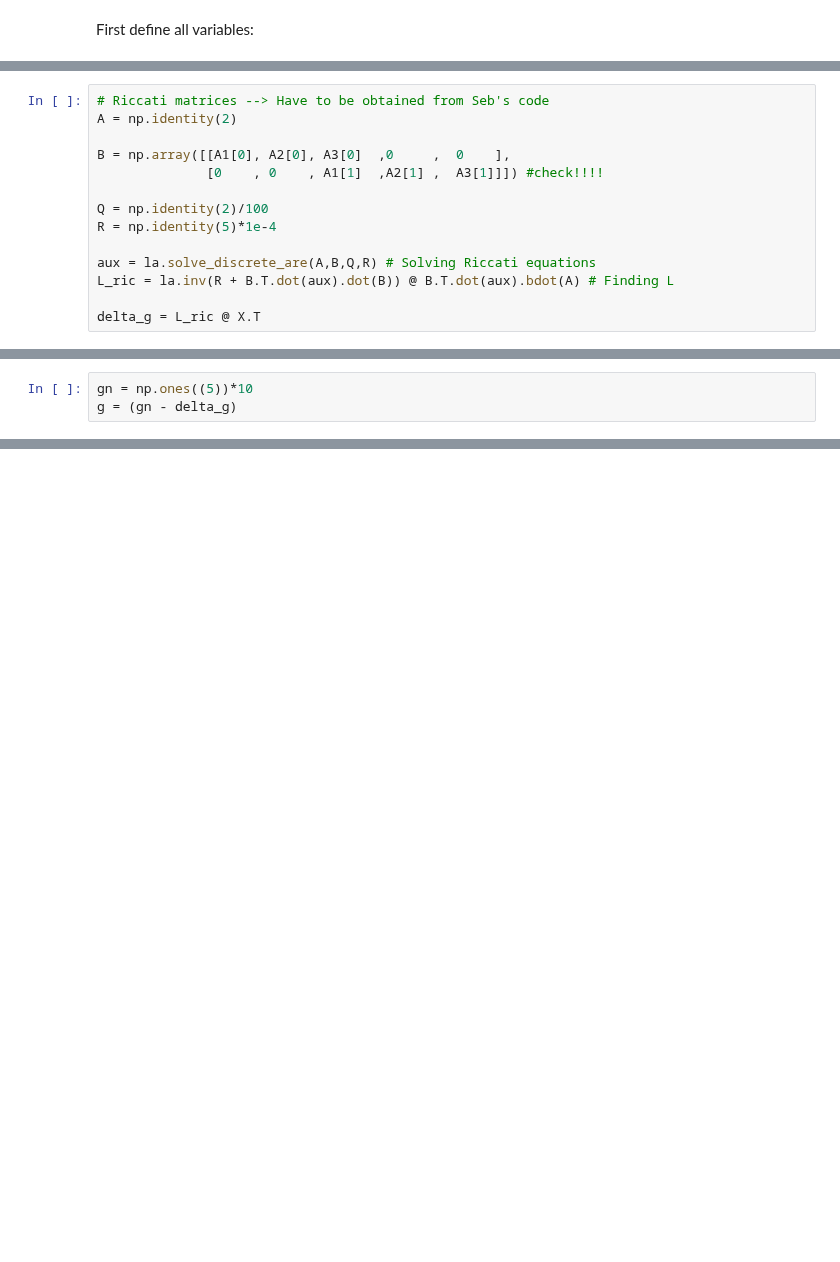
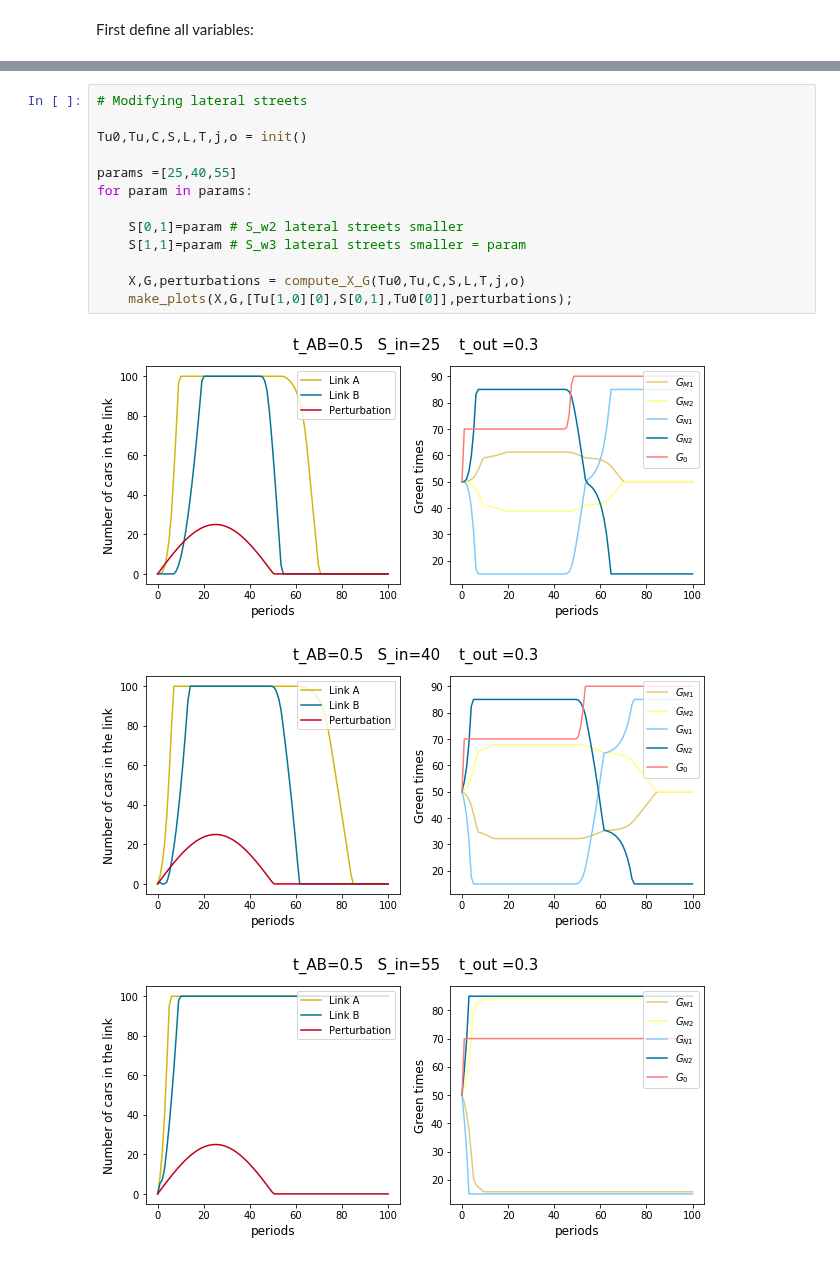
Before and after one commit to sebxwolf/DP-Project, a Jupyter notebook: DPproject.ipynb, the cells around one changed output, grey strips where cells are left out. Saved outputs shown, nothing was run; the diff lists cells and outputs as text; blank space fills up the shorter version.

```diff
--- a/DPproject.ipynb
+++ b/DPproject.ipynb
@@ -85,14 +70,0 @@ Solving Riccati equations
-# %%
-# Riccati matrices --> Have to be obtained from Seb's code
-A = np.identity(2)
-
-B = np.array([[A1[0], A2[0], A3[0]  ,0     ,  0    ],
-              [0    , 0    , A1[1]  ,A2[1] ,  A3[1]]]) #check!!!!
-
-Q = np.identity(2)/100
-R = np.identity(5)*1e-4
-
-aux = la.solve_discrete_are(A,B,Q,R) # Solving Riccati equations
-L_ric = la.inv(R + B.T.dot(aux).dot(B)) @ B.T.dot(aux).bdot(A) # Finding L
-
-delta_g = L_ric @ X.T
@@ -101,3 +70,0 @@ NameError: name 'A1' is not defined
-# %%
-gn = np.ones((5))*10
-g = (gn - delta_g)
@@ -140,0 +223,17 @@ NameError: name 'minimize' is not defined
+# %%
+# Modifying lateral streets
+
+Tu0,Tu,C,S,L,T,j,o = init()
+
+params =[25,40,55]
+for param in params:
+
+    S[0,1]=param # S_w2 lateral streets smaller
+    S[1,1]=param # S_w3 lateral streets smaller = param
+
+    X,G,perturbations = compute_X_G(Tu0,Tu,C,S,L,T,j,o)
+    make_plots(X,G,[Tu[1,0][0],S[0,1],Tu0[0]],perturbations);
+# %% [output]
+[figure, added]
+[figure, added]
+[figure, added]
```
Also changed, not shown: parts of 17 cells of this notebook, 8 other files.
